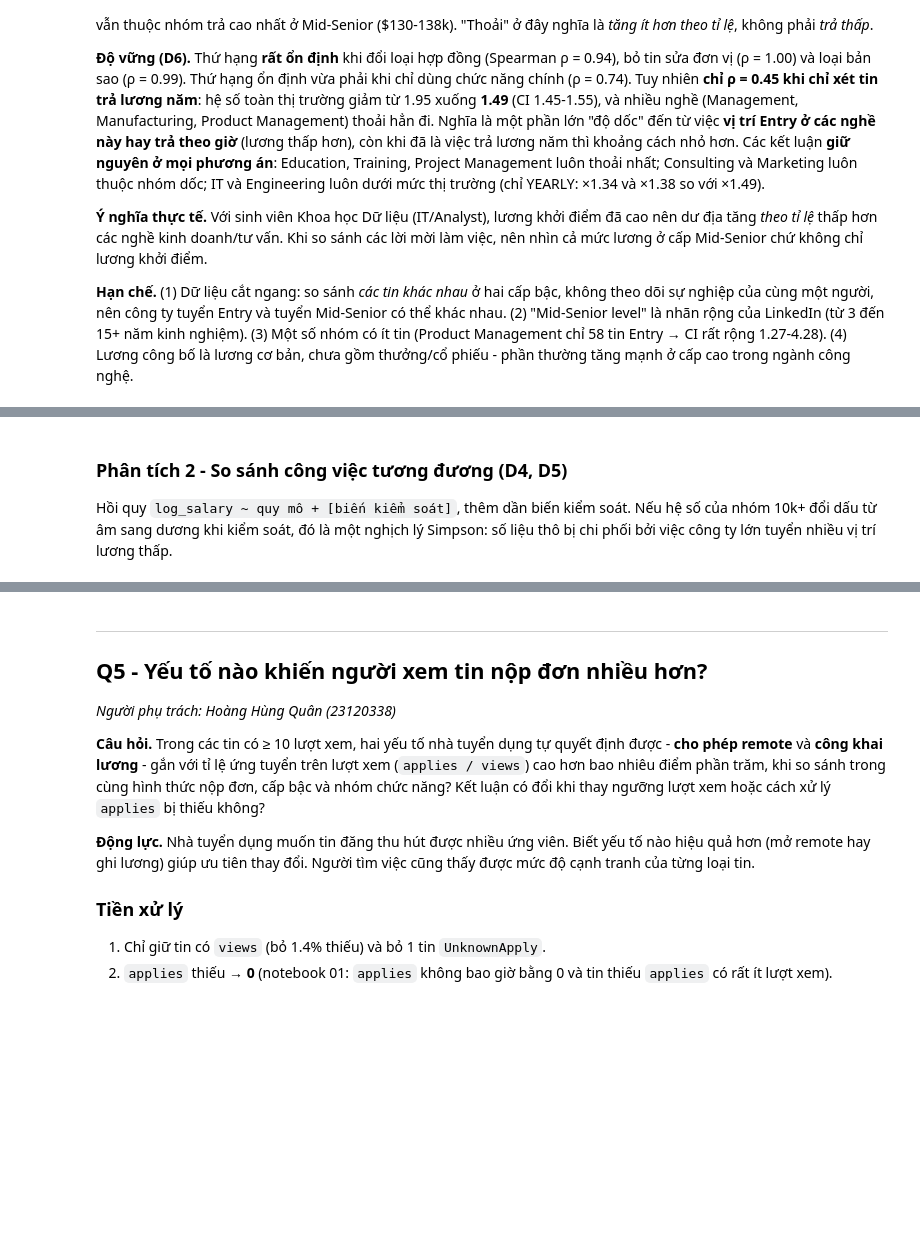
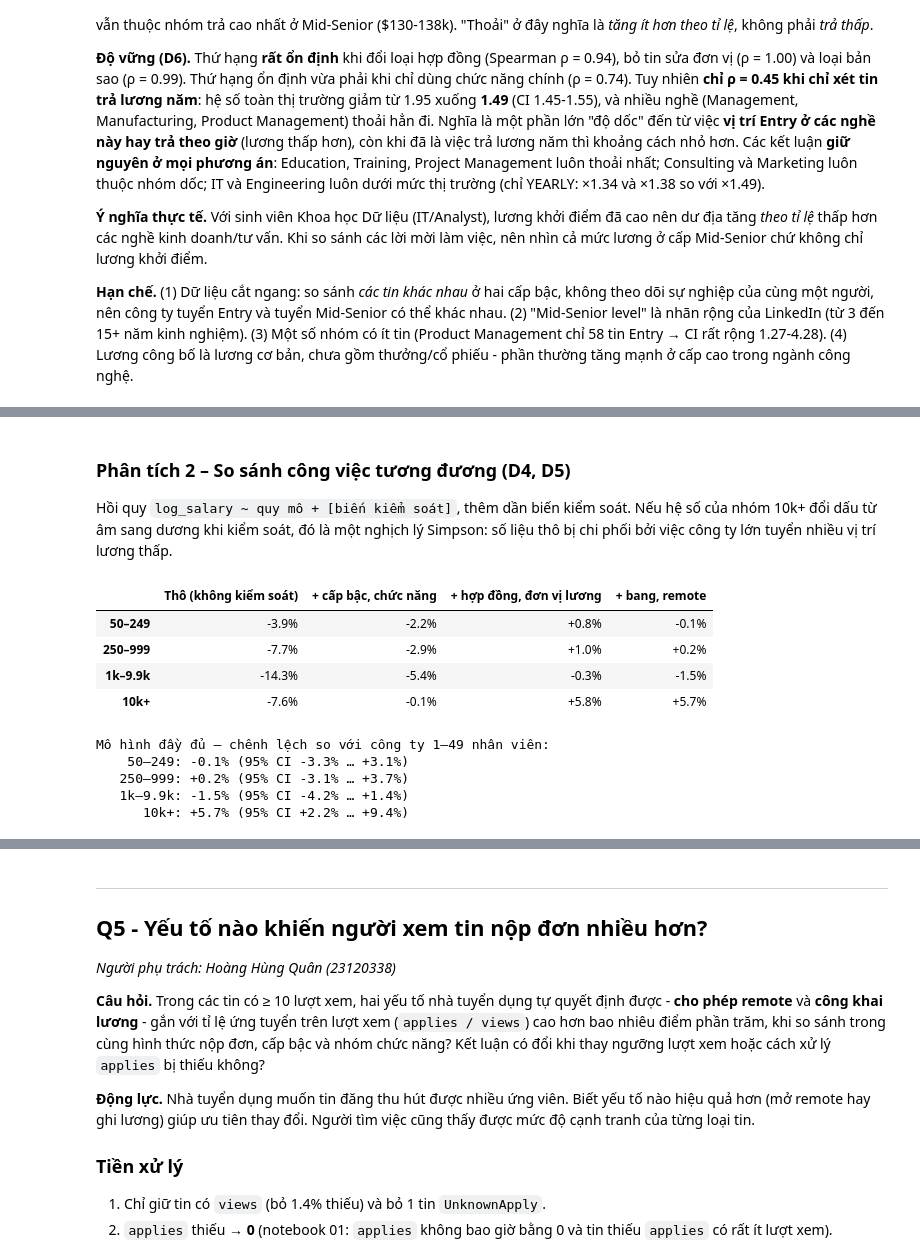
Before and after one commit to hihon0-0/PFDS-Final-Project, a Jupyter notebook: notebooks/02_analysis.ipynb, the cells around one changed output, grey strips where cells are left out. Cells and saved outputs as stored; diff of their text form; code cells hidden in the pictures; blank space fills up the shorter version.

```diff
--- a/notebooks/02_analysis.ipynb
+++ b/notebooks/02_analysis.ipynb
@@ -882,25 +897,36 @@ plt.tight_layout(); plt.show()
 # %% [markdown]
-### Phân tích 2 - So sánh công việc tương đương (D4, D5)
+### Phân tích 2 – So sánh công việc tương đương (D4, D5)
 Hồi quy `log_salary ~ quy mô + [biến kiểm soát]`, thêm dần biến kiểm soát. Nếu hệ số của nhóm 10k+ đổi dấu từ âm sang dương khi kiểm soát, đó là một nghịch lý Simpson: số liệu thô bị chi phối bởi việc công ty lớn tuyển nhiều vị trí lương thấp.
 # %%
 ctrl4 = {
     'Thô (không kiểm soát)': [],
     '+ cấp bậc, chức năng': ['experience_level', 'job_function'],
     '+ hợp đồng, đơn vị lương': ['experience_level', 'job_function', 'work_type', 'pay_period_fixed'],
     '+ bang, remote': ['experience_level', 'job_function', 'work_type', 'pay_period_fixed', 'state_f', 'remote_allowed'],
 }
 def size_premiums(d, ctrl):
-    X = design_matrix(d, ['size'], ctrl, ref={'size': '1-49'})
+    X = design_matrix(d, ['size'], ctrl, ref={'size': '1–49'})
     r = ols_cluster(X, d['log_salary'], d['cluster'])
     return pd.DataFrame({s: premium(r.loc[f'size={s}']) for s in SIZES[1:]}).T
 
 res4 = {k: size_premiums(q4, v) for k, v in ctrl4.items()}
 tab4 = pd.concat({k: v['premium'] for k, v in res4.items()}, axis=1)
 display(tab4.style.format('{:+.1%}'))
 full = res4['+ bang, remote']
-print('Mô hình đầy đủ - chênh lệch so với công ty 1-49 nhân viên:')
+print('Mô hình đầy đủ – chênh lệch so với công ty 1–49 nhân viên:')
 for s in SIZES[1:]:
     print(f"  {s:>8}: {full.loc[s, 'premium']:+.1%} (95% CI {full.loc[s, 'lo']:+.1%} … {full.loc[s, 'hi']:+.1%})")
+# %% [output]
+|  | Thô (không kiểm soát) | + cấp bậc, chức năng | + hợp đồng, đơn vị lương | + bang, remote |
+| 50–249 | -3.9% | -2.2% | +0.8% | -0.1% |
+| 250–999 | -7.7% | -2.9% | +1.0% | +0.2% |
+| 1k–9.9k | -14.3% | -5.4% | -0.3% | -1.5% |
+| 10k+ | -7.6% | -0.1% | +5.8% | +5.7% |
+Mô hình đầy đủ – chênh lệch so với công ty 1–49 nhân viên:
+    50–249: -0.1% (95% CI -3.3% … +3.1%)
+   250–999: +0.2% (95% CI -3.1% … +3.7%)
+   1k–9.9k: -1.5% (95% CI -4.2% … +1.4%)
+      10k+: +5.7% (95% CI +2.2% … +9.4%)
 # %%
 fig, ax = plt.subplots(figsize=(9, 4.5))
 x = np.arange(len(SIZES))
```
Also changed, not shown: parts of 8 cells of this notebook.
